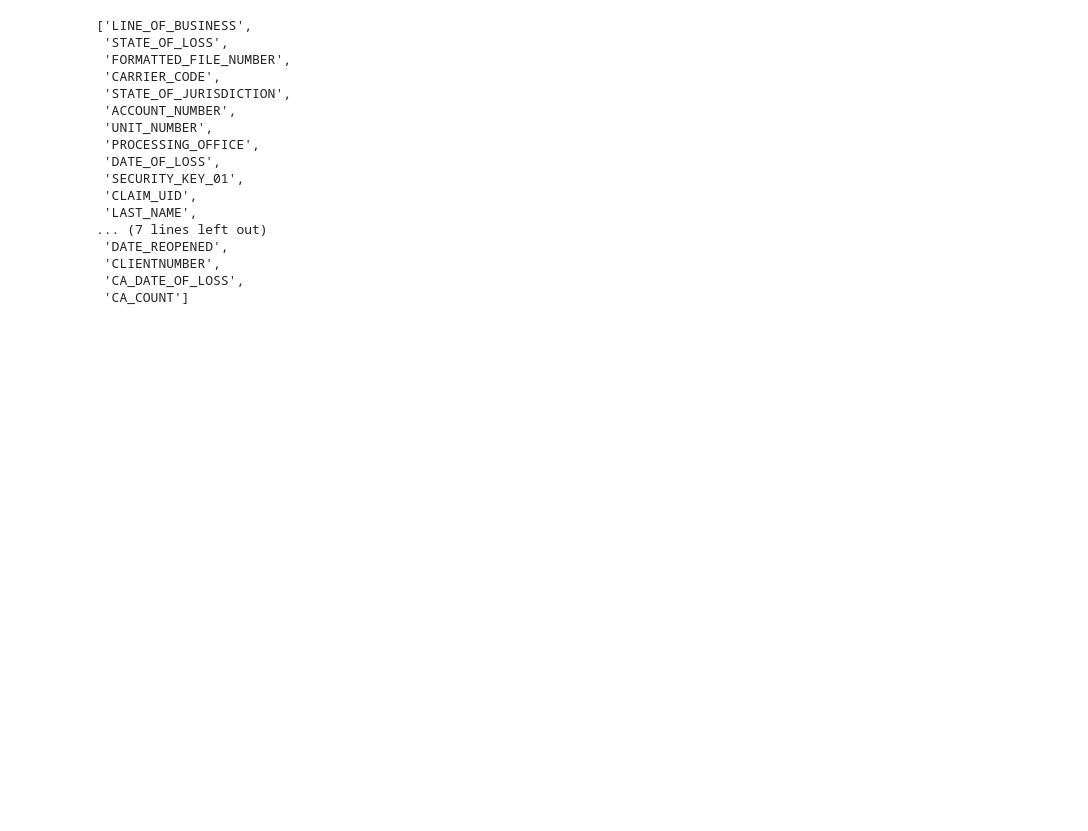
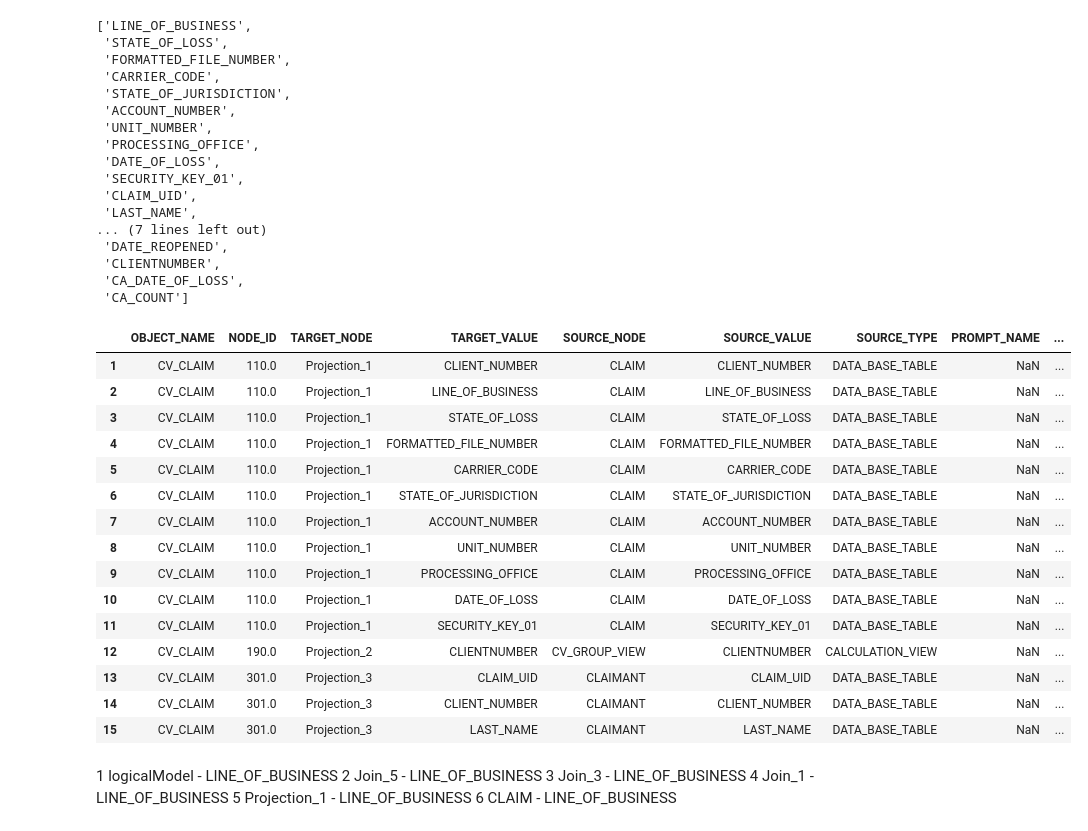
Before and after one commit to sudarshan-magaji/hana-kt, a Jupyter notebook: Untitled.ipynb, the cells around one changed output. Cells and saved outputs as stored; diff of their text form; code cells hidden in the pictures; blank space fills up the shorter version.

```diff
--- a/Untitled.ipynb
+++ b/Untitled.ipynb
@@ -207,0 +215,26 @@ list(cv_claim[['TARGET_NODE','TARGET_VALUE']].groupby('TARGET_NODE').get_group('
+# %%
+data.loc[1:15]
+# %% [output]
+|  | OBJECT_NAME | NODE_ID | TARGET_NODE | TARGET_VALUE | SOURCE_NODE | SOURCE_VALUE | SOURCE_TYPE | PROMPT_NAME | ... |
+| 1 | CV_CLAIM | 110.0 | Projection_1 | CLIENT_NUMBER | CLAIM | CLIENT_NUMBER | DATA_BASE_TABLE | NaN | ... |
+| 2 | CV_CLAIM | 110.0 | Projection_1 | LINE_OF_BUSINESS | CLAIM | LINE_OF_BUSINESS | DATA_BASE_TABLE | NaN | ... |
+| 3 | CV_CLAIM | 110.0 | Projection_1 | STATE_OF_LOSS | CLAIM | STATE_OF_LOSS | DATA_BASE_TABLE | NaN | ... |
+| 4 | CV_CLAIM | 110.0 | Projection_1 | FORMATTED_FILE_NUMBER | CLAIM | FORMATTED_FILE_NUMBER | DATA_BASE_TABLE | NaN | ... |
+| 5 | CV_CLAIM | 110.0 | Projection_1 | CARRIER_CODE | CLAIM | CARRIER_CODE | DATA_BASE_TABLE | NaN | ... |
+| 6 | CV_CLAIM | 110.0 | Projection_1 | STATE_OF_JURISDICTION | CLAIM | STATE_OF_JURISDICTION | DATA_BASE_TABLE | NaN | ... |
+| 7 | CV_CLAIM | 110.0 | Projection_1 | ACCOUNT_NUMBER | CLAIM | ACCOUNT_NUMBER | DATA_BASE_TABLE | NaN | ... |
+| 8 | CV_CLAIM | 110.0 | Projection_1 | UNIT_NUMBER | CLAIM | UNIT_NUMBER | DATA_BASE_TABLE | NaN | ... |
+| 9 | CV_CLAIM | 110.0 | Projection_1 | PROCESSING_OFFICE | CLAIM | PROCESSING_OFFICE | DATA_BASE_TABLE | NaN | ... |
+| 10 | CV_CLAIM | 110.0 | Projection_1 | DATE_OF_LOSS | CLAIM | DATE_OF_LOSS | DATA_BASE_TABLE | NaN | ... |
+| 11 | CV_CLAIM | 110.0 | Projection_1 | SECURITY_KEY_01 | CLAIM | SECURITY_KEY_01 | DATA_BASE_TABLE | NaN | ... |
+| 12 | CV_CLAIM | 190.0 | Projection_2 | CLIENTNUMBER | CV_GROUP_VIEW | CLIENTNUMBER | CALCULATION_VIEW | NaN | ... |
+| 13 | CV_CLAIM | 301.0 | Projection_3 | CLAIM_UID | CLAIMANT | CLAIM_UID | DATA_BASE_TABLE | NaN | ... |
+| 14 | CV_CLAIM | 301.0 | Projection_3 | CLIENT_NUMBER | CLAIMANT | CLIENT_NUMBER | DATA_BASE_TABLE | NaN | ... |
+| 15 | CV_CLAIM | 301.0 | Projection_3 | LAST_NAME | CLAIMANT | LAST_NAME | DATA_BASE_TABLE | NaN | ... |
+# %% [markdown]
+1 logicalModel - LINE_OF_BUSINESS
+2 Join_5 - LINE_OF_BUSINESS
+3 Join_3 - LINE_OF_BUSINESS
+4 Join_1 - LINE_OF_BUSINESS
+5 Projection_1 - LINE_OF_BUSINESS
+6 CLAIM - LINE_OF_BUSINESS
```
Also changed, not shown: parts of 16 cells of this notebook, 1 other file.
